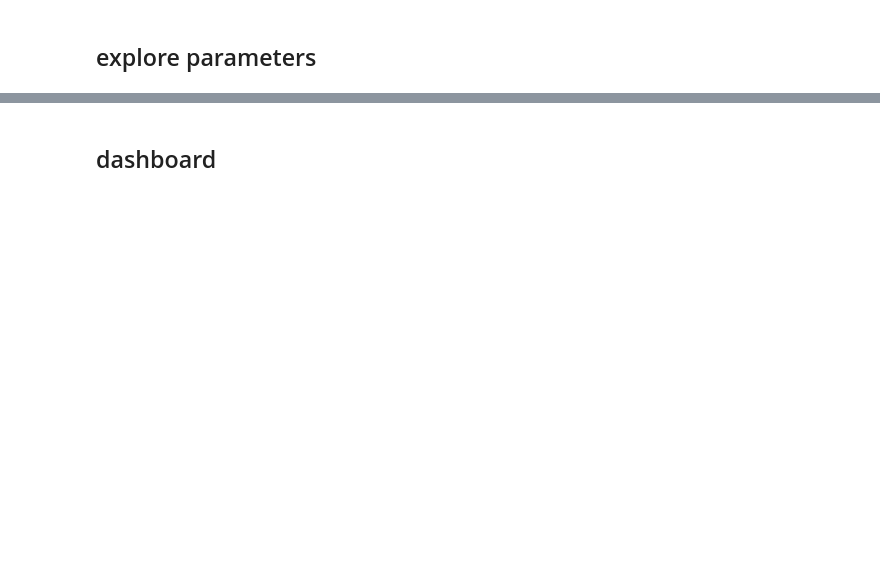
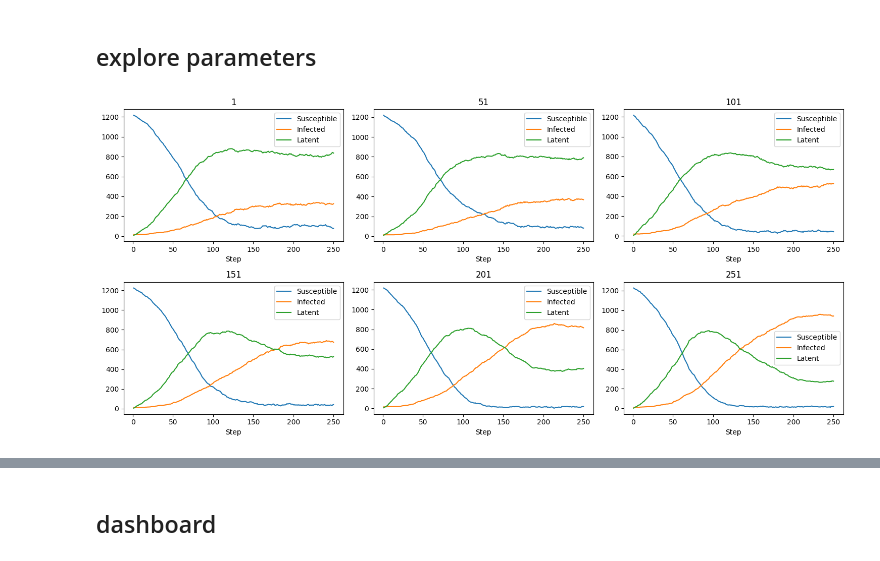
Before and after one commit to dmnfarrell/btbabm, a Jupyter notebook: notebooks/abm_simulation.ipynb, the cells around one changed output, grey strips where cells are left out. Drawn from its saved outputs; the diff is of its cells as text; code cells hidden in the pictures; blank space fills up the shorter version.

```diff
--- a/notebooks/abm_simulation.ipynb
+++ b/notebooks/abm_simulation.ipynb
@@ -110,6 +110,6 @@ CC rate:0.01 BC rate:0.1
 # %%
 reload(models)
-model = models.FarmPathogenModel(F=30,S=3,C=500,seq_length=300,graph_seed=7)
+model = models.FarmPathogenModel(F=30,S=3,C=500,seq_length=200,graph_seed=7)
 for i in range(20000):
     model.step()
 # %%
@@ -128,20 +155,22 @@ fig=utils.plot_by_species(model)
 # %% [markdown]
 ## explore parameters
 # %%
-fig,ax=plt.subplots(3,3,figsize=(15,7))
+fig,ax=plt.subplots(2,3,figsize=(15,7))
 axs=ax.flat
 i=0
 #for cc in np.arange(0.001,0.02,0.005):
-for val in range(1,100,20):
+for val in range(1,300,50):
     ax=axs[i]
-    model = models.FarmPathogenModel(F=30,C=800,S=10,mean_inf_time=50,mean_stay_time=200,mean_latency_time=val,
+    model = models.FarmPathogenModel(F=40,C=1200,S=5,mean_inf_time=val,mean_stay_time=360,mean_latency_time=150,
                            cctrans=0.01,bctrans=0.01,seq_length=100)
-    for s in range(500):
+    for s in range(250):
         model.step()
     df=model.get_infected_data()
     data = model.get_column_data()
     #print (data)
     i+=1
     data.plot(ax=ax)
     ax.set_title(val)
 plt.tight_layout()
+# %% [output]
+[figure, added]
```
Also changed, not shown: parts of 14 cells of this notebook, 2 other files.
